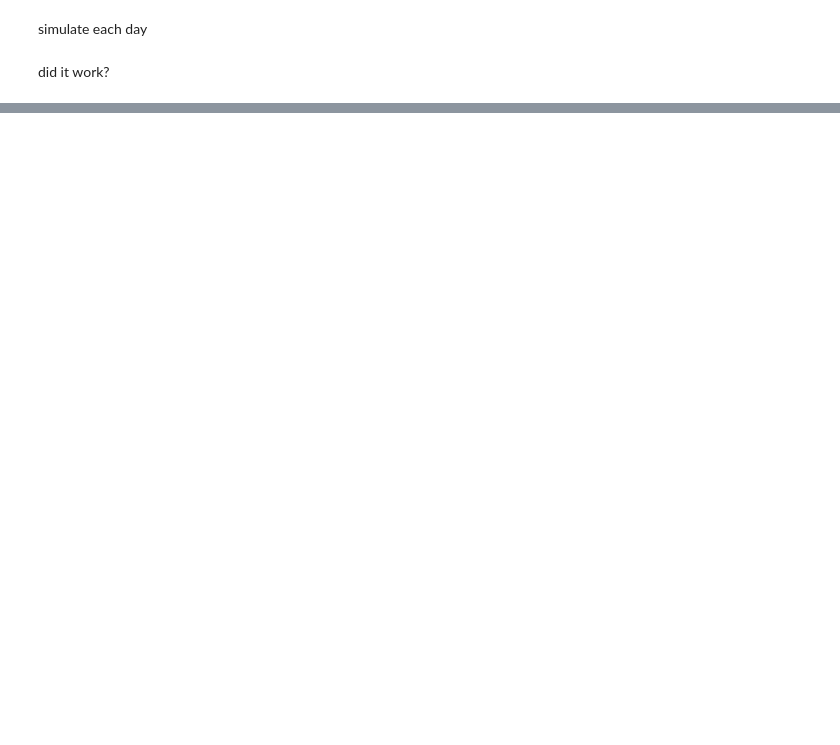
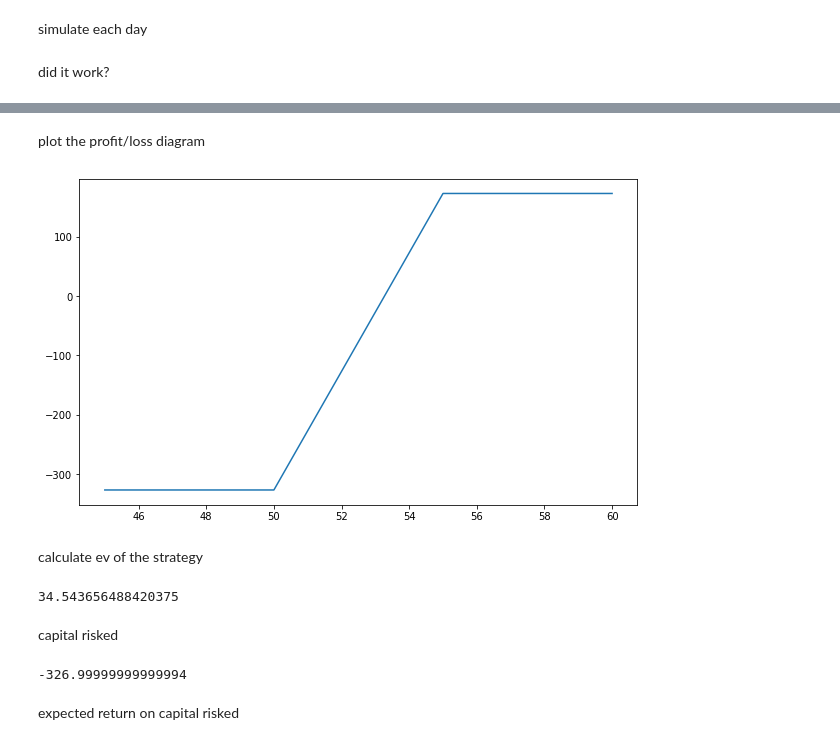
Before and after one commit to marzukr/option-ev, a Jupyter notebook: monte-carlo.ipynb, the cells around one changed output, grey strips where cells are left out. Drawn from its saved outputs; the diff is of its cells as text; code cells hidden in the pictures; blank space fills up the shorter version.

```diff
--- a/monte-carlo.ipynb
+++ b/monte-carlo.ipynb
@@ -265,0 +287,23 @@ array([[132.71000671, 132.71000671, 132.71000671, 132.71000671,
+# %%
+class OptionsStrategy:
+    def __init__(self, contracts):
+        self.contracts = contracts
+
+    def reward(self, mkt):
+        credit = -0.02
+
+        for contract in self.contracts:
+            if contract[0] == "LONG":
+                credit -= contract[2]
+                if contract[1] == "CALL" and mkt > contract[3]:
+                    credit += mkt - contract[3]
+                elif contract[1] == "PUT" and mkt < contract[3]:
+                    credit += contract[3] - mkt
+            elif contract[0] == "SHORT":
+                credit += contract[2]
+                if contract[1] == "CALL" and mkt > contract[3]:
+                    credit -= mkt - contract[3]
+                elif contract[1] == "PUT" and mkt < contract[3]:
+                    credit -= contract[3] - mkt
+
+        return credit
@@ -265,0 +312,39 @@ array([[132.71000671, 132.71000671, 132.71000671, 132.71000671,
+# %%
+# ("LONG", "CALL", premium, strike)
+
+trial_strategy = OptionsStrategy([
+    ("SHORT", "PUT", 2.49, 55),
+    ("LONG", "PUT", 0.74, 50)
+])
+# %% [markdown]
+plot the profit/loss diagram
+# %%
+plt.figure(figsize=(10,6))
+x = np.linspace(45, 60, 100)
+plt.plot(x, [trial_strategy.reward(xi) * 100 for xi in x]);
+# %% [output]
+[figure, added]
+# %% [markdown]
+calculate ev of the strategy
+# %%
+granularity = len(final_prices)
+
+ev = 0
+max_risk = 0
+for price in final_prices:
+    reward = trial_strategy.reward(price) * 100
+    ev += reward / granularity
+    if reward < max_risk:
+        max_risk = reward
+
+ev
+# %% [output]
+34.543656488420375
+# %% [markdown]
+capital risked
+# %%
+max_risk
+# %% [output]
+-326.99999999999994
+# %% [markdown]
+expected return on capital risked
```
Also changed, not shown: parts of 31 cells of this notebook.
